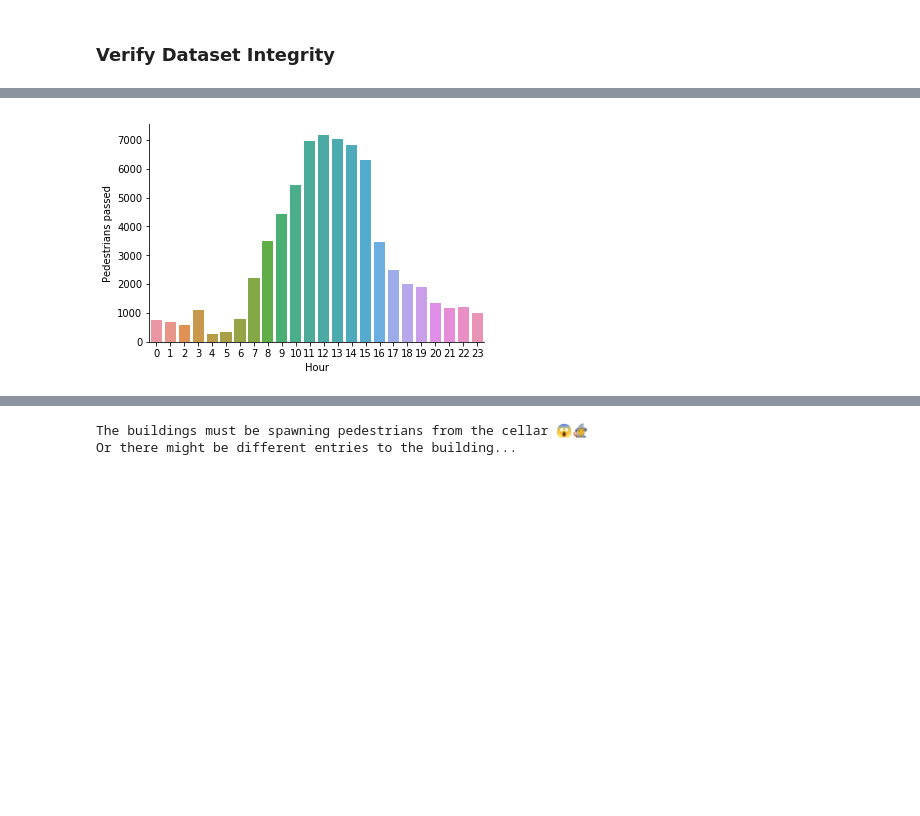
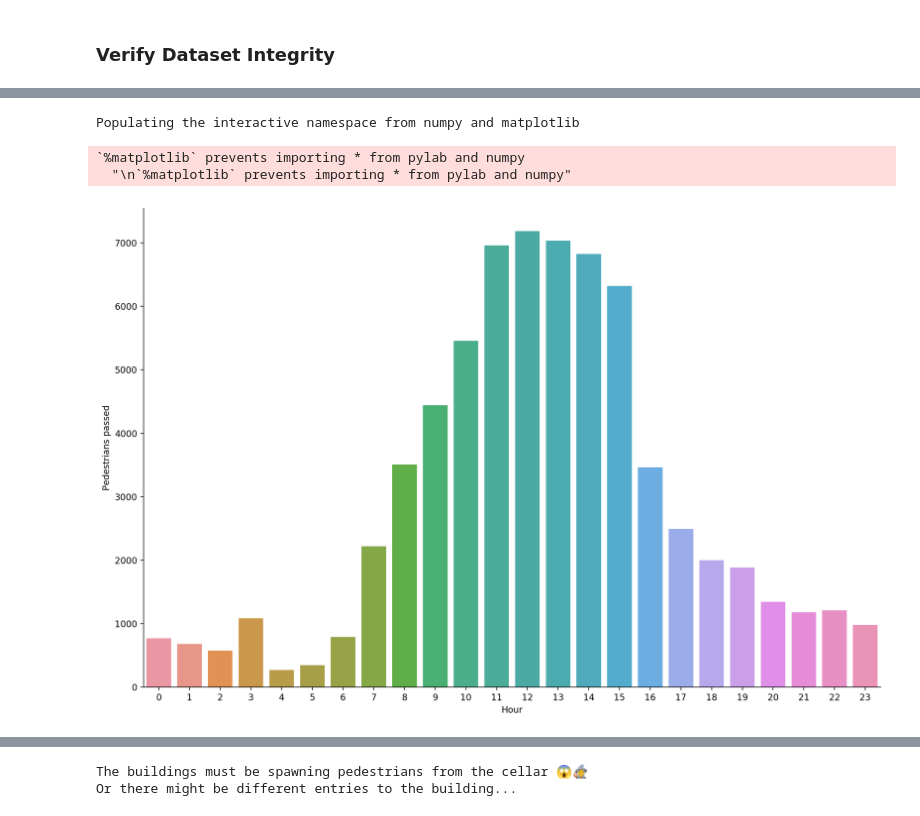
Before and after one commit to RichStone/htw-data-science-university-project, a Jupyter notebook: data_analysis.ipynb, the cells around one changed output, grey strips where cells are left out. Cells and saved outputs as stored; diff of their text form; code cells hidden in the pictures; blank space fills up the shorter version.

```diff
--- a/data_analysis.ipynb
+++ b/data_analysis.ipynb
@@ -410,19 +420,26 @@ count_walked_OUT_tel = df_pedestrians_OUT_tel.Count.sum()
 
 ![map_overview](images/pedestrians_map_satelite.png)
 # %%
+%pylab inline
+pylab.rcParams['figure.figsize'] = (15, 10)
+pylab.rcParams['figure.dpi'] = 200
+
 times = pd.DatetimeIndex(df_pedestrians.Timestamp)
 grouped = df_pedestrians.groupby([times.hour])
 grouped_direction_count = grouped['Direction'].count()
 
 hist_in_out_pedestrians = sns.barplot(x=grouped_direction_count.index, y=grouped_direction_count.values)
 hist_in_out_pedestrians.set(xlabel='Hour', ylabel='Pedestrians passed')
 
 sns.distplot
 plt.gca().spines['right'].set_visible(False)
 plt.gca().spines['top'].set_visible(False)
 plt.show()
 # %% [output]
+Populating the interactive namespace from numpy and matplotlib
+`%matplotlib` prevents importing * from pylab and numpy
+  "\n`%matplotlib` prevents importing * from pylab and numpy"
-[figure, old version]
+[figure, new version]
 # %% [markdown]
 ![map_overview](images/pedestrian_count_avg_hourly.png)
 # %%
```
Also changed, not shown: parts of 8 cells of this notebook, 1 other file.
